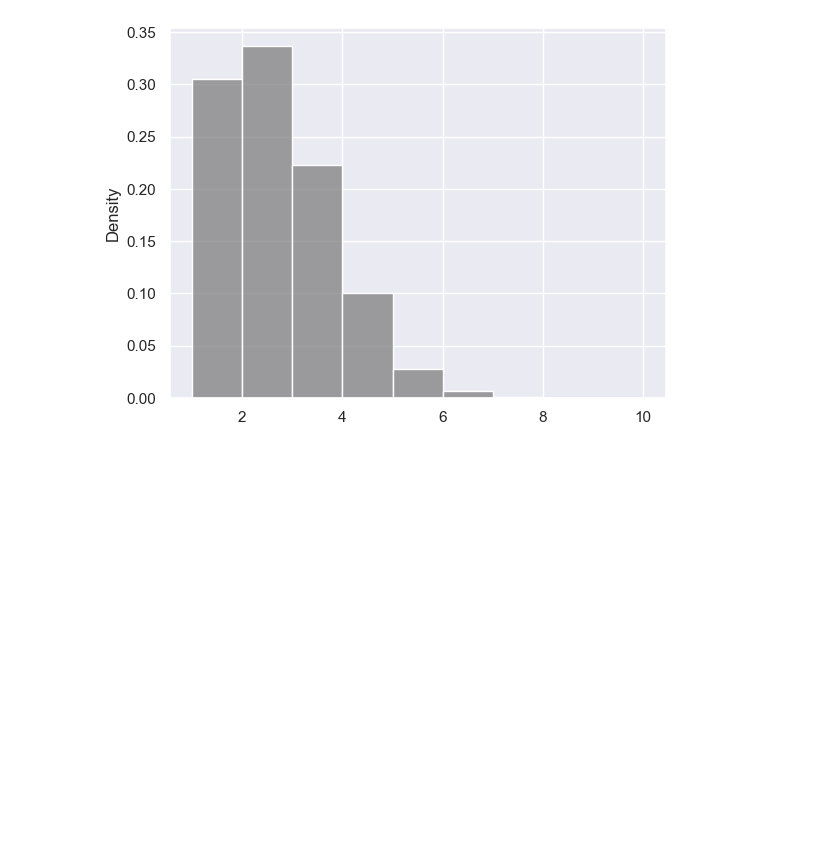
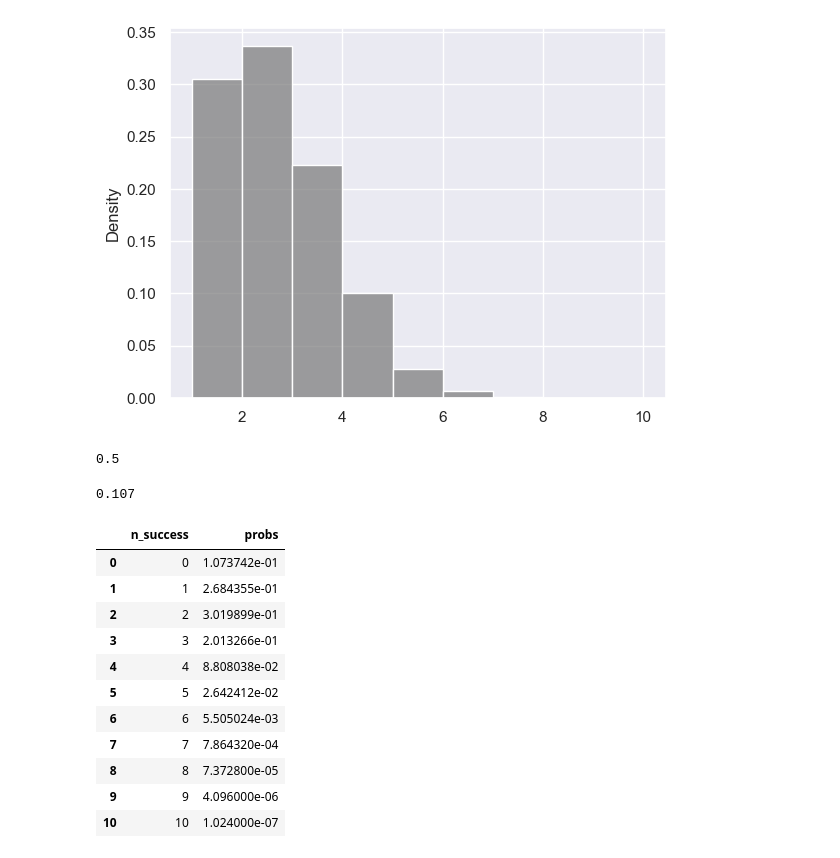
Before and after one commit to tmdgusya/statistics-with-python, a Jupyter notebook: practice-4.ipynb, the cells around one changed output. Drawn from its saved outputs; the diff is of its cells as text; code cells hidden in the pictures; blank space fills up the shorter version.

```diff
--- a/practice-4.ipynb
+++ b/practice-4.ipynb
@@ -76,3 +99,36 @@ sns.histplot(binomial_result_array, bins=np.arange(1, 11, 1), stat='density', co
 # %% [output]
 <Axes: ylabel='Density'>
 [figure]
+# %%
+# 두번만 앞면이 1일 확률
+round(stats.binom.pmf(k=1, n=2, p=0.5), 3)
+# %% [output]
+0.5
+# %%
+# 확률이 P 인 시행을 N 번했을때 모두 K 일 확률
+round(stats.binom.pmf(k=0, n=10, p=0.2), 3)
+# %% [output]
+0.107
+# %%
+n_success = np.arange(0, 11, 1)
+probs = stats.binom.pmf(k=n_success, n=10, p=0.2)
+
+probs_df = pd.DataFrame({
+    'n_success' : n_success,
+    'probs': probs,
+})
+
+probs_df
+# %% [output]
+|  | n_success | probs |
+| 0 | 0 | 1.073742e-01 |
+| 1 | 1 | 2.684355e-01 |
+| 2 | 2 | 3.019899e-01 |
+| 3 | 3 | 2.013266e-01 |
+| 4 | 4 | 8.808038e-02 |
+| 5 | 5 | 2.642412e-02 |
+| 6 | 6 | 5.505024e-03 |
+| 7 | 7 | 7.864320e-04 |
+| 8 | 8 | 7.372800e-05 |
+| 9 | 9 | 4.096000e-06 |
+| 10 | 10 | 1.024000e-07 |
```
Also changed, not shown: parts of 3 cells of this notebook.
